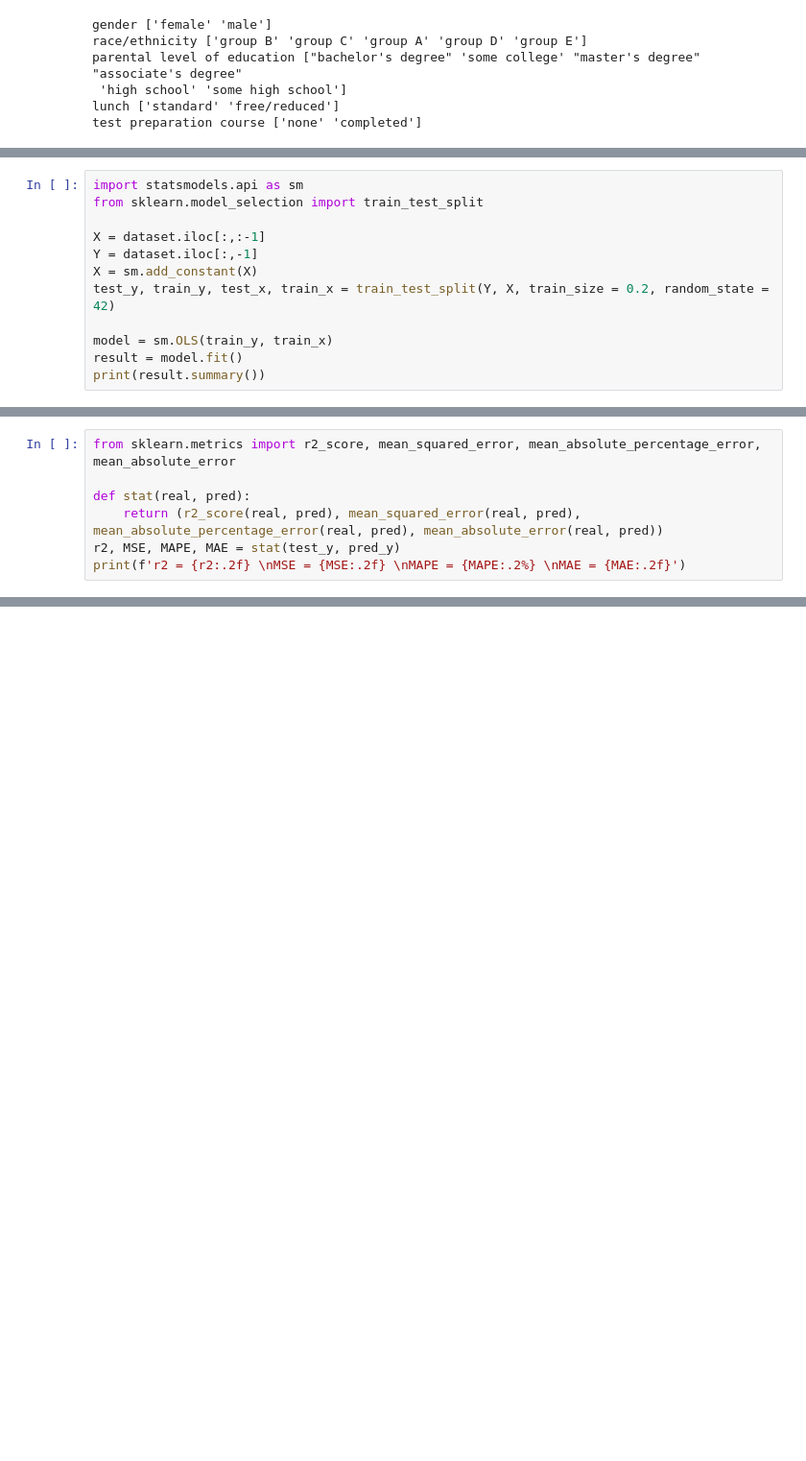
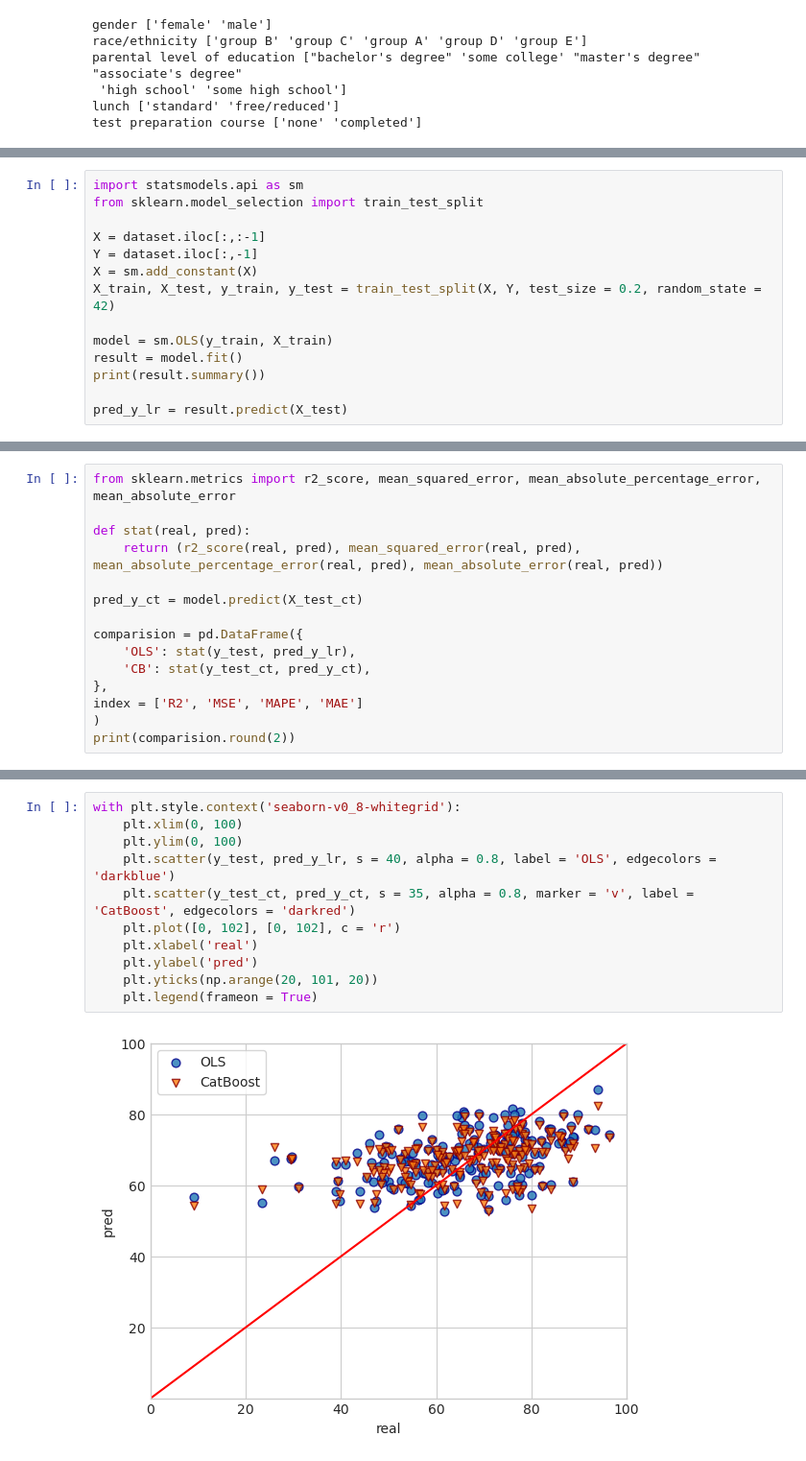
Before and after one commit to wchaw129/student-performance-prediction, a Jupyter notebook: Performance Analysis/models.ipynb, the cells around one changed output, grey strips where cells are left out. Shown at 96% size. Saved outputs shown, nothing was run; the diff lists cells and outputs as text; blank space fills up the shorter version.

Commit message:
gradient boosting model

```diff
--- a/Performance Analysis/models.ipynb
+++ b/Performance Analysis/models.ipynb
@@ -81,11 +84,13 @@ from sklearn.model_selection import train_test_split
 X = dataset.iloc[:,:-1]
 Y = dataset.iloc[:,-1]
 X = sm.add_constant(X)
-test_y, train_y, test_x, train_x = train_test_split(Y, X, train_size = 0.2, random_state = 42)
+X_train, X_test, y_train, y_test = train_test_split(X, Y, test_size = 0.2, random_state = 42)
 
-model = sm.OLS(train_y, train_x)
+model = sm.OLS(y_train, X_train)
 result = model.fit()
 print(result.summary())
+
+pred_y_lr = result.predict(X_test)
 # %% [output]
                             OLS Regression Results
 ==============================================================================
@@ -125,6 +170,14 @@ from sklearn.metrics import r2_score, mean_squared_error, mean_absolute_percenta
 
 def stat(real, pred):
     return (r2_score(real, pred), mean_squared_error(real, pred), mean_absolute_percentage_error(real, pred), mean_absolute_error(real, pred))
-r2, MSE, MAPE, MAE = stat(test_y, pred_y)
-print(f'r2 = {r2:.2f} \nMSE = {MSE:.2f} \nMAPE = {MAPE:.2%} \nMAE = {MAE:.2f}')
+
+pred_y_ct = model.predict(X_test_ct)
+
+comparision = pd.DataFrame({
+    'OLS': stat(y_test, pred_y_lr),
+    'CB': stat(y_test_ct, pred_y_ct),
+},
+index = ['R2', 'MSE', 'MAPE', 'MAE']
+)
+print(comparision.round(2))
 # %% [output]
@@ -176,0 +189,13 @@ with plt.style.context('seaborn-v0_8-whitegrid'):
+# %%
+with plt.style.context('seaborn-v0_8-whitegrid'):
+    plt.xlim(0, 100)
+    plt.ylim(0, 100)
+    plt.scatter(y_test, pred_y_lr, s = 40, alpha = 0.8, label = 'OLS', edgecolors = 'darkblue')
+    plt.scatter(y_test_ct, pred_y_ct, s = 35, alpha = 0.8, marker = 'v', label = 'CatBoost', edgecolors = 'darkred')
+    plt.plot([0, 102], [0, 102], c = 'r')
+    plt.xlabel('real')
+    plt.ylabel('pred')
+    plt.yticks(np.arange(20, 101, 20))
+    plt.legend(frameon = True)
+# %% [output]
+[figure, added]
```
Also changed, not shown: parts of 15 cells of this notebook.
